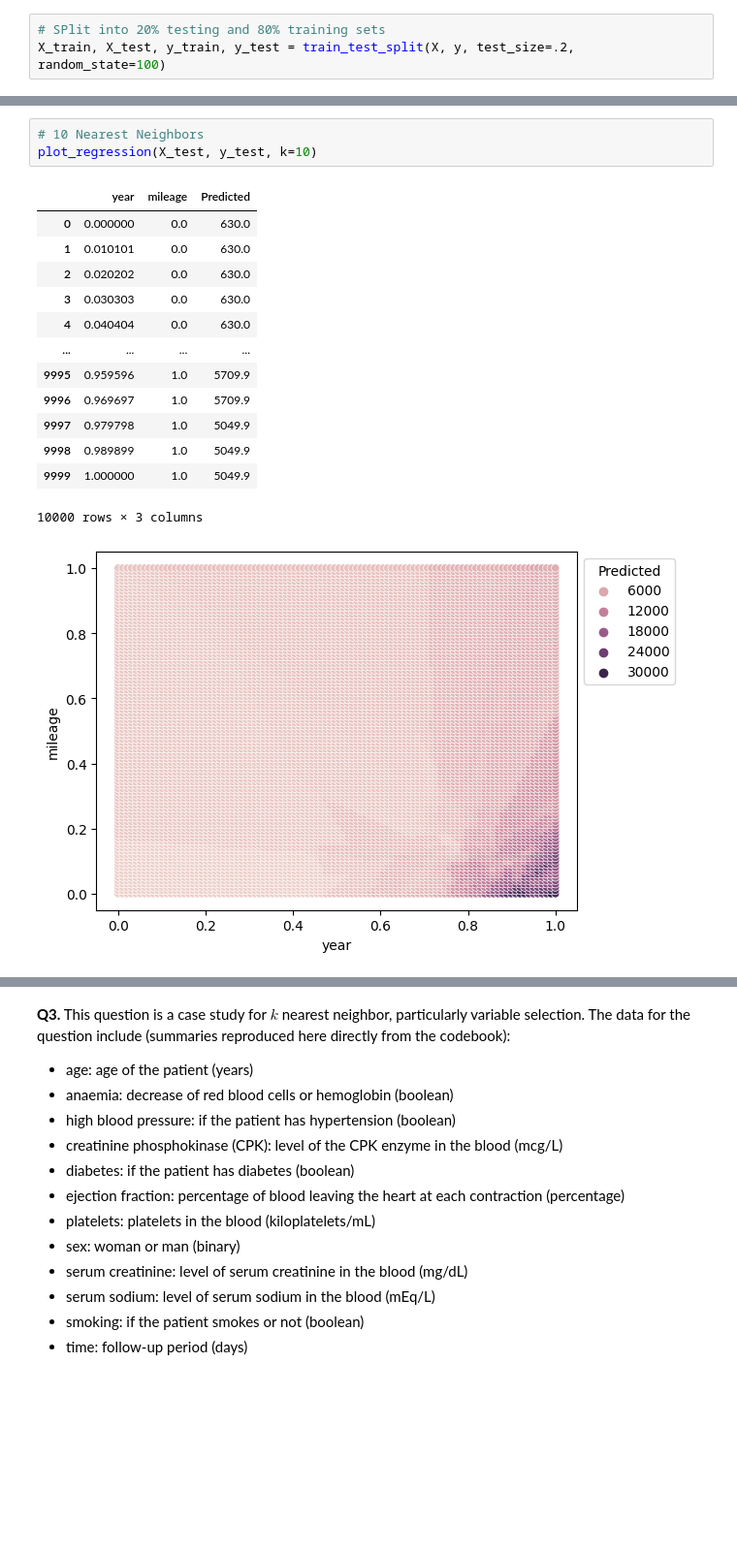
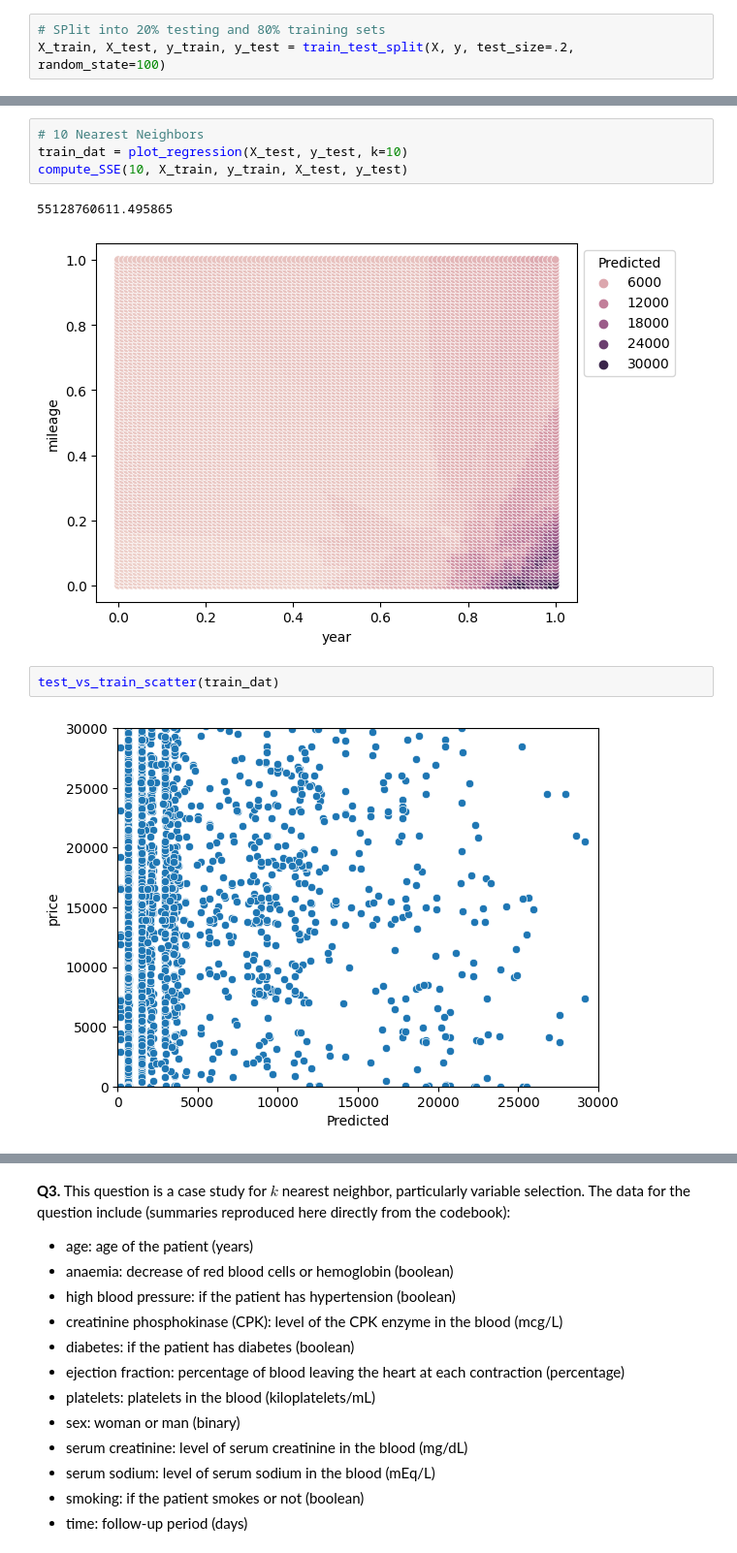
Before and after one commit to Monty-2003/assignment3, a Jupyter notebook: assignment_knn_and_kmc.ipynb, the cells around one changed output, grey strips where cells are left out. Shown at 97% size. Cells and saved outputs as stored; diff of their text form; blank space fills up the shorter version.

```diff
--- a/assignment_knn_and_kmc.ipynb
+++ b/assignment_knn_and_kmc.ipynb
@@ -305,20 +319,13 @@ plot_regression(X_test, y_test, k=3)
 # %%
 # 10 Nearest Neighbors
-plot_regression(X_test, y_test, k=10)
+train_dat = plot_regression(X_test, y_test, k=10)
+compute_SSE(10, X_train, y_train, X_test, y_test)
 # %% [output]
-|  | year | mileage | Predicted |
-| 0 | 0.000000 | 0.0 | 630.0 |
-| 1 | 0.010101 | 0.0 | 630.0 |
-| 2 | 0.020202 | 0.0 | 630.0 |
-| 3 | 0.030303 | 0.0 | 630.0 |
-| 4 | 0.040404 | 0.0 | 630.0 |
-| ... | ... | ... | ... |
-| 9995 | 0.959596 | 1.0 | 5709.9 |
-| 9996 | 0.969697 | 1.0 | 5709.9 |
-| 9997 | 0.979798 | 1.0 | 5049.9 |
-| 9998 | 0.989899 | 1.0 | 5049.9 |
-| 9999 | 1.000000 | 1.0 | 5049.9 |
-10000 rows × 3 columns
+55128760611.495865
 [figure]
+# %%
+test_vs_train_scatter(train_dat)
+# %% [output]
+[figure, added]
 # %%
 # 25 Nearest Neighbors
```
Also changed, not shown: parts of 12 cells of this notebook.
